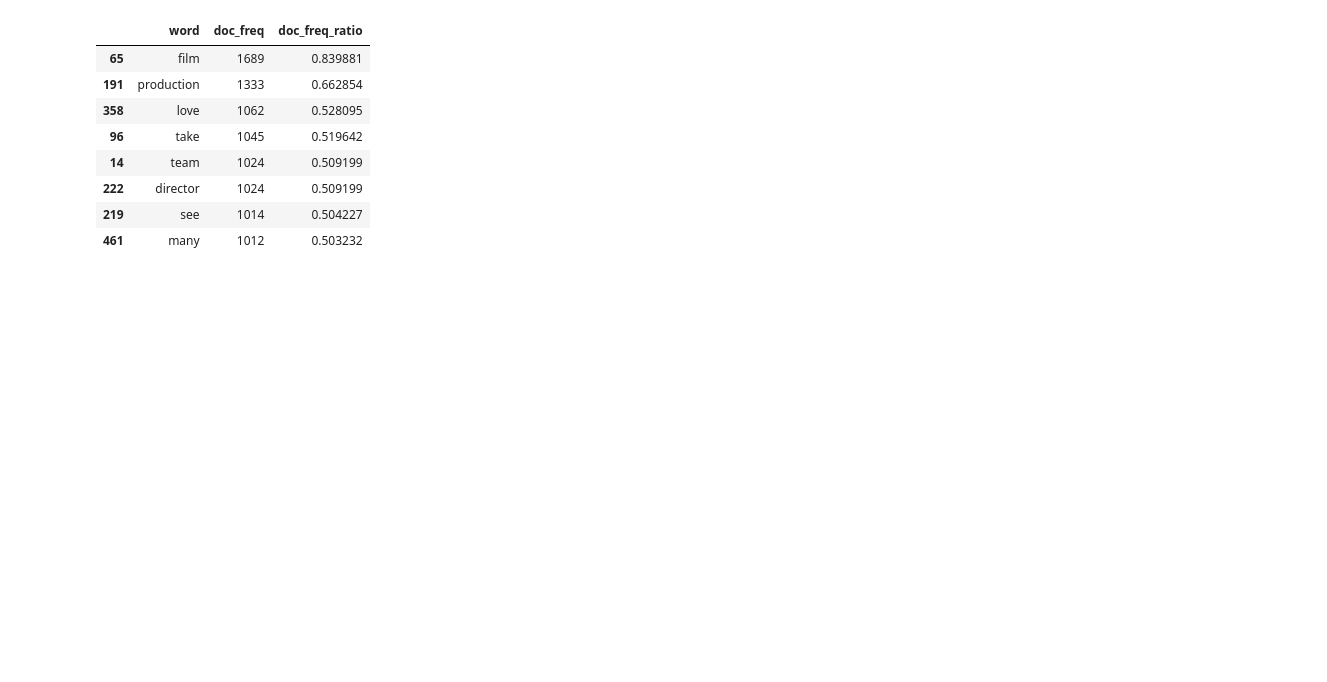
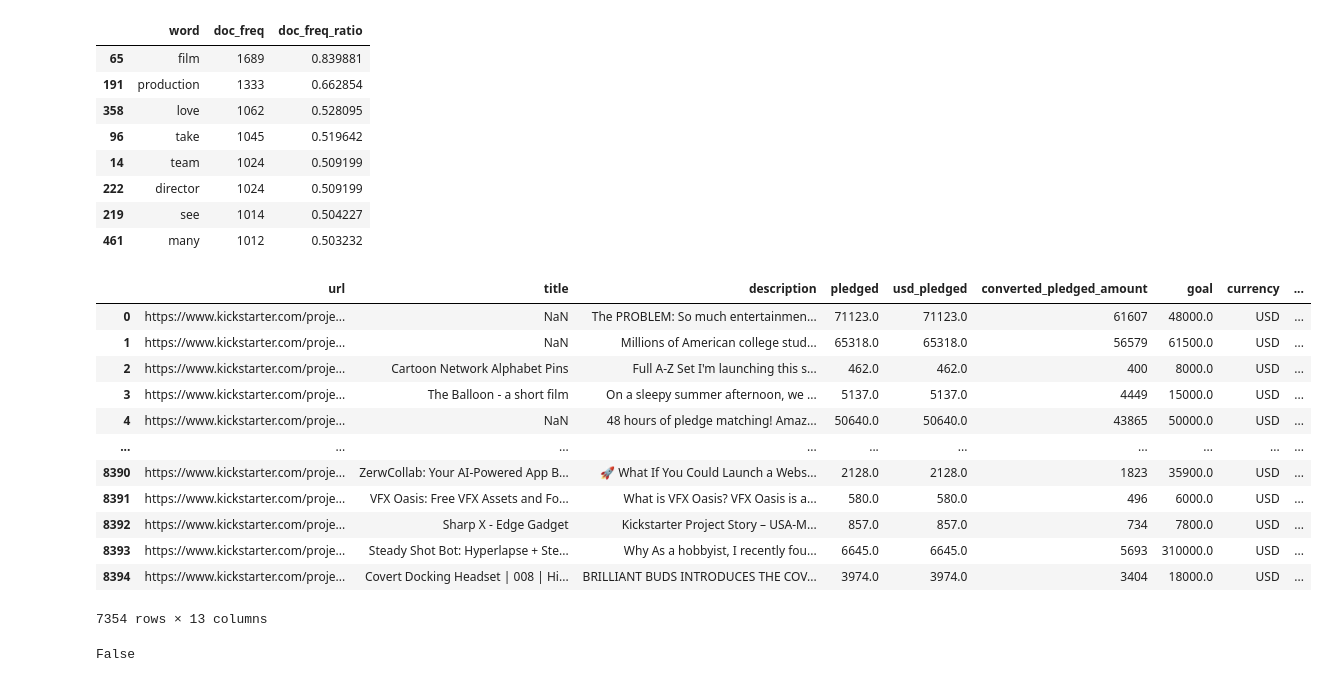
Before and after one commit to simomarra/WebScraping-From-Kickstarter-, a Jupyter notebook: Python Notebooks/Data_preparation_kickstarter.ipynb, the cells around one changed output. Drawn from its saved outputs; the diff is of its cells as text; code cells hidden in the pictures; blank space fills up the shorter version.

```diff
--- a/Python Notebooks/Data_preparation_kickstarter.ipynb
+++ b/Python Notebooks/Data_preparation_kickstarter.ipynb
@@ -169,8 +169,11 @@ df = campaigns
 # %% [markdown]
 #### 1. Identification of words appearing in more than 40% of documents
 # %%
+if "description_filtered" not in df.columns:
+    df["description_filtered"] = None
 
-df_film = df[df['category'] == 'Film & Video']
+
+df_film = df[df['category'] == 'Film & Video'].copy()
 docs = df_film["description_processed"]
 
 N = len(docs)
@@ -200,9 +203,29 @@ high_freq_words
 | 461 | many | 1012 | 0.503232 |
 # %%
 extra_stopwords_film = set(high_freq_words["word"].tolist())
-texts_film = df_film["description_processed"].tolist()
 
-texts_film_filtered = [
-    [word for word in text if word not in extra_stopwords_film]
-    for text in texts_film
-]
+film_mask = df["category"] == "Film & Video"
+
+df.loc[film_mask, "description_filtered"] = df.loc[film_mask, "description_processed"].apply(
+    lambda text: [word for word in text if word not in extra_stopwords_film]
+)
+
+df
+# %% [output]
+|  | url | title | description | pledged | usd_pledged | converted_pledged_amount | goal | currency | ... |
+| 0 | https://www.kickstarter.com/proje... | NaN | The PROBLEM: So much entertainmen... | 71123.0 | 71123.0 | 61607 | 48000.0 | USD | ... |
+| 1 | https://www.kickstarter.com/proje... | NaN | Millions of American college stud... | 65318.0 | 65318.0 | 56579 | 61500.0 | USD | ... |
+| 2 | https://www.kickstarter.com/proje... | Cartoon Network Alphabet Pins | Full A-Z Set I'm launching this s... | 462.0 | 462.0 | 400 | 8000.0 | USD | ... |
+| 3 | https://www.kickstarter.com/proje... | The Balloon - a short film | On a sleepy summer afternoon, we ... | 5137.0 | 5137.0 | 4449 | 15000.0 | USD | ... |
+| 4 | https://www.kickstarter.com/proje... | NaN | 48 hours of pledge matching! Amaz... | 50640.0 | 50640.0 | 43865 | 50000.0 | USD | ... |
+| ... | ... | ... | ... | ... | ... | ... | ... | ... | ... |
+| 8390 | https://www.kickstarter.com/proje... | ZerwCollab: Your AI-Powered App B... | 🚀 What If You Could Launch a Webs... | 2128.0 | 2128.0 | 1823 | 35900.0 | USD | ... |
+| 8391 | https://www.kickstarter.com/proje... | VFX Oasis: Free VFX Assets and Fo... | What is VFX Oasis? VFX Oasis is a... | 580.0 | 580.0 | 496 | 6000.0 | USD | ... |
+| 8392 | https://www.kickstarter.com/proje... | Sharp X - Edge Gadget | Kickstarter Project Story – USA-M... | 857.0 | 857.0 | 734 | 7800.0 | USD | ... |
+| 8393 | https://www.kickstarter.com/proje... | Steady Shot Bot: Hyperlapse + Ste... | Why As a hobbyist, I recently fou... | 6645.0 | 6645.0 | 5693 | 310000.0 | USD | ... |
+| 8394 | https://www.kickstarter.com/proje... | Covert Docking Headset | 008 | Hi... | BRILLIANT BUDS INTRODUCES THE COV... | 3974.0 | 3974.0 | 3404 | 18000.0 | USD | ... |
+7354 rows × 13 columns
+# %%
+any("film" in text for text in df.loc[df["category"] == "Film & Video", "description_filtered"]) #use to check if it actually took out stopwords like 'film'
+# %% [output]
+False
```
Also changed, not shown: parts of 1 cell of this notebook, 1 other file.
